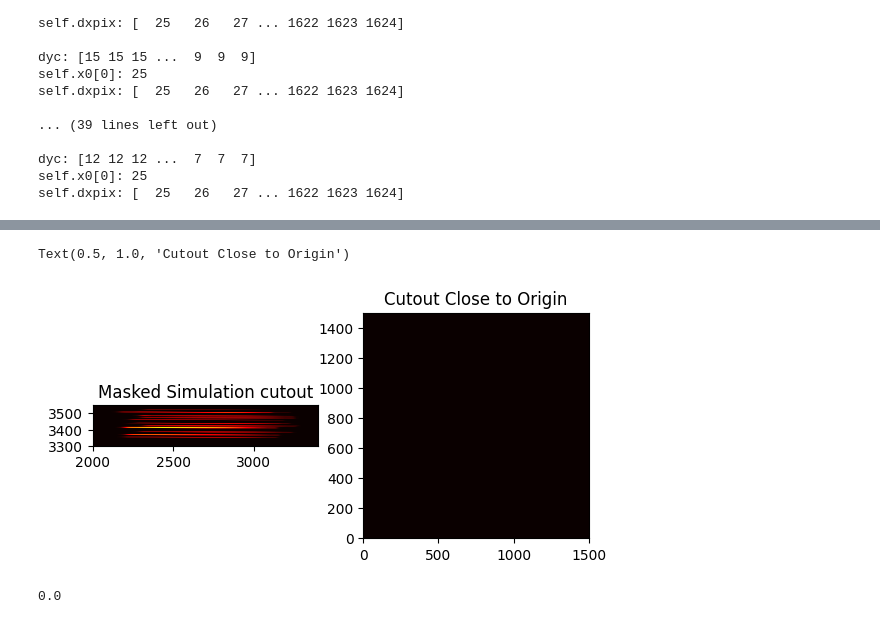
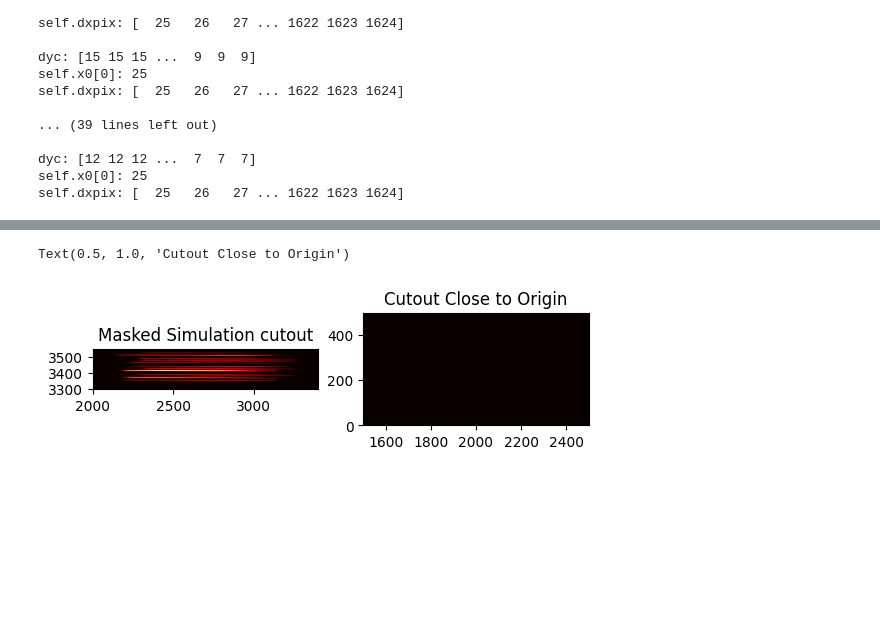
Before and after one commit to keithbuckholz/summer-roman-project, a Jupyter notebook: new-sims/ts-cutout-sim_mask-by-origin.ipynb, the cells around one changed output, grey strips where cells are left out. Drawn from its saved outputs; the diff is of its cells as text; code cells hidden in the pictures; blank space fills up the shorter version.

```diff
--- a/new-sims/ts-cutout-sim_mask-by-origin.ipynb
+++ b/new-sims/ts-cutout-sim_mask-by-origin.ipynb
@@ -118,21 +118,17 @@ self.dxpix: [  25   26   27 ... 1622 1623 1624]
 # %%
 fig, (ax1, ax2) = plt.subplots(1, 2)
 
 ax1.imshow(sim_fov0.model/1.9e18, interpolation='Nearest',
            origin='lower', vmin=0, vmax=1, cmap='hot')
 ax1.set_xlim(2000,3400)
 ax1.set_ylim(3300,3550)
 ax1.set_title("Masked Simulation cutout")
 
 ax2.imshow(sim_fov0_2.model/1.9e18, interpolation='Nearest',
            origin='lower', vmin=0, vmax=1, cmap='hot')
-ax2.set_xlim(0,1500)
-ax2.set_ylim(0,1500)
+ax2.set_xlim(1500,2500)
+ax2.set_ylim(0,500)
 ax2.set_title("Cutout Close to Origin")
 # %% [output]
 Text(0.5, 1.0, 'Cutout Close to Origin')
-[figure, old version]
+[figure, new version]
-# %%
-np.max(sim_fov0_2.model)
-# %% [output]
-0.0
```
Also changed, not shown: parts of 2 cells of this notebook, 2 other files.
